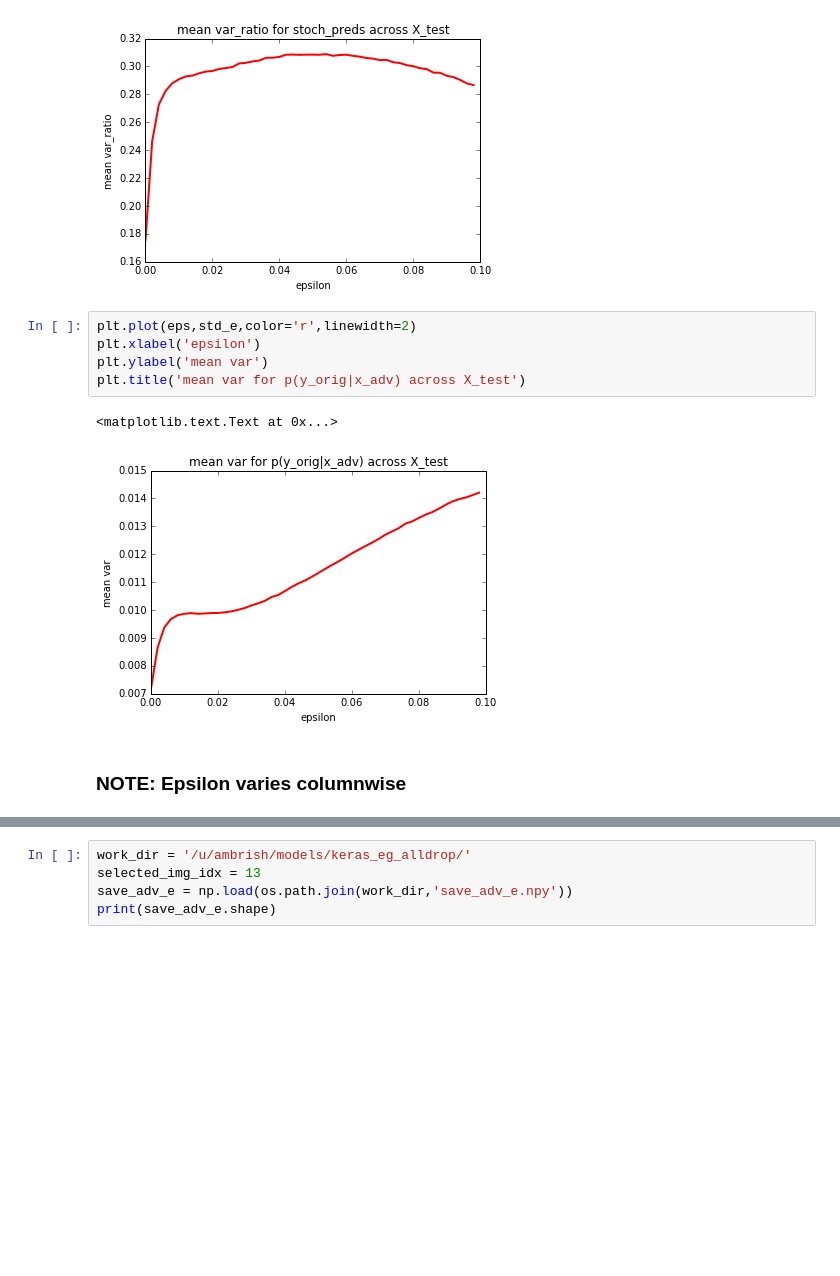
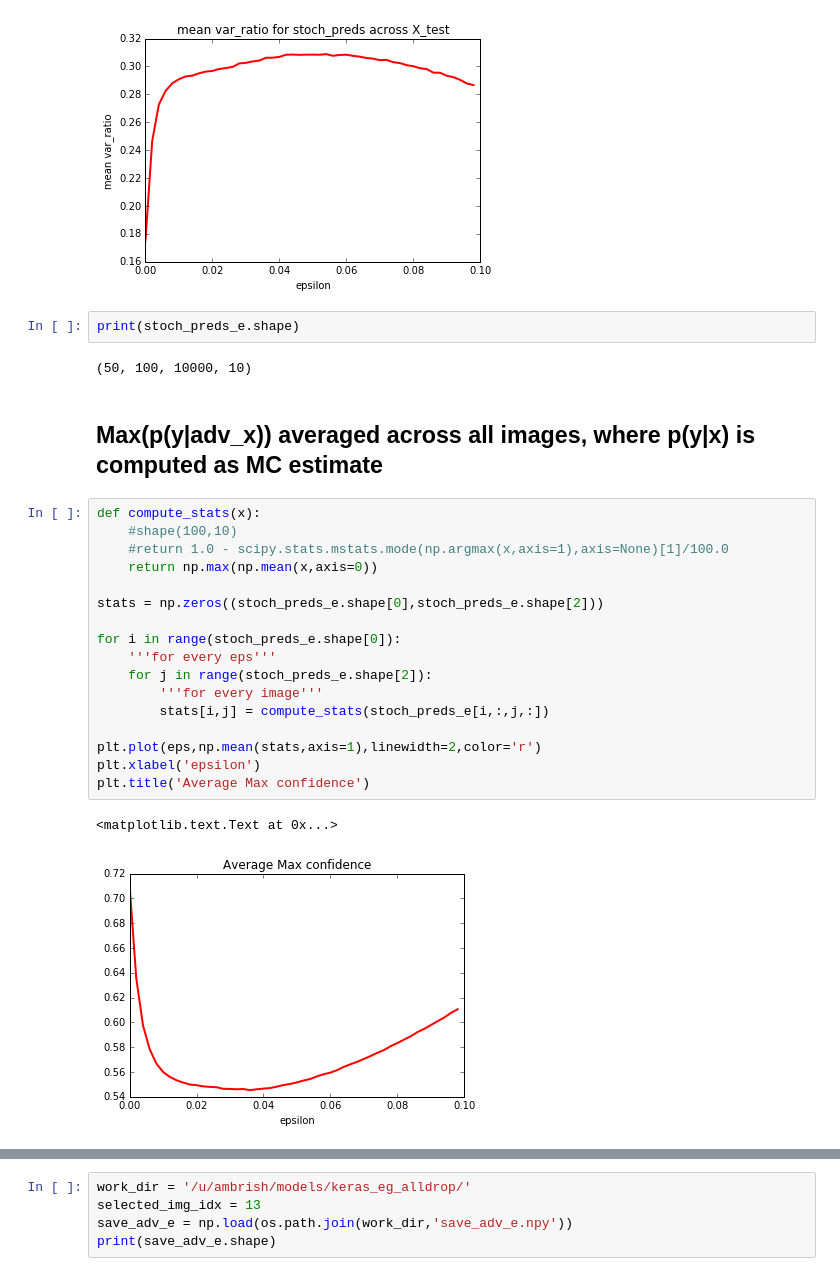
Before and after one commit to ambrishrawat/advflow, a Jupyter notebook: plots.ipynb, the cells around one changed output, grey strips where cells are left out. Cells and saved outputs as stored; diff of their text form; blank space fills up the shorter version.

```diff
--- a/plots.ipynb
+++ b/plots.ipynb
@@ -70,13 +88,29 @@ plt.title('mean var_ratio for stoch_preds across X_test')
 # %% [output]
 <matplotlib.text.Text at 0x...>
 [figure]
-# %%
-plt.plot(eps,std_e,color='r',linewidth=2)
-plt.xlabel('epsilon')
-plt.ylabel('mean var')
-plt.title('mean var for p(y_orig|x_adv) across X_test')
-# %% [output]
-<matplotlib.text.Text at 0x...>
-[figure, removed]
-# %% [markdown]
-### NOTE: Epsilon varies columnwise
+# %%
+print(stoch_preds_e.shape)
+# %% [output]
+(50, 100, 10000, 10)
+# %% [markdown]
+## Max(p(y|adv_x)) averaged across all images, where p(y|x) is computed as MC estimate
+# %%
+def compute_stats(x):
+    #shape(100,10)
+    #return 1.0 - scipy.stats.mstats.mode(np.argmax(x,axis=1),axis=None)[1]/100.0
+    return np.max(np.mean(x,axis=0))
+
+stats = np.zeros((stoch_preds_e.shape[0],stoch_preds_e.shape[2]))
+
+for i in range(stoch_preds_e.shape[0]):
+    '''for every eps'''
+    for j in range(stoch_preds_e.shape[2]):
+        '''for every image'''
+        stats[i,j] = compute_stats(stoch_preds_e[i,:,j,:])
+
+plt.plot(eps,np.mean(stats,axis=1),linewidth=2,color='r')
+plt.xlabel('epsilon')
+plt.title('Average Max confidence')
+# %% [output]
+<matplotlib.text.Text at 0x...>
+[figure, added]
```
Also changed, not shown: parts of 19 cells of this notebook, 1 other file.
